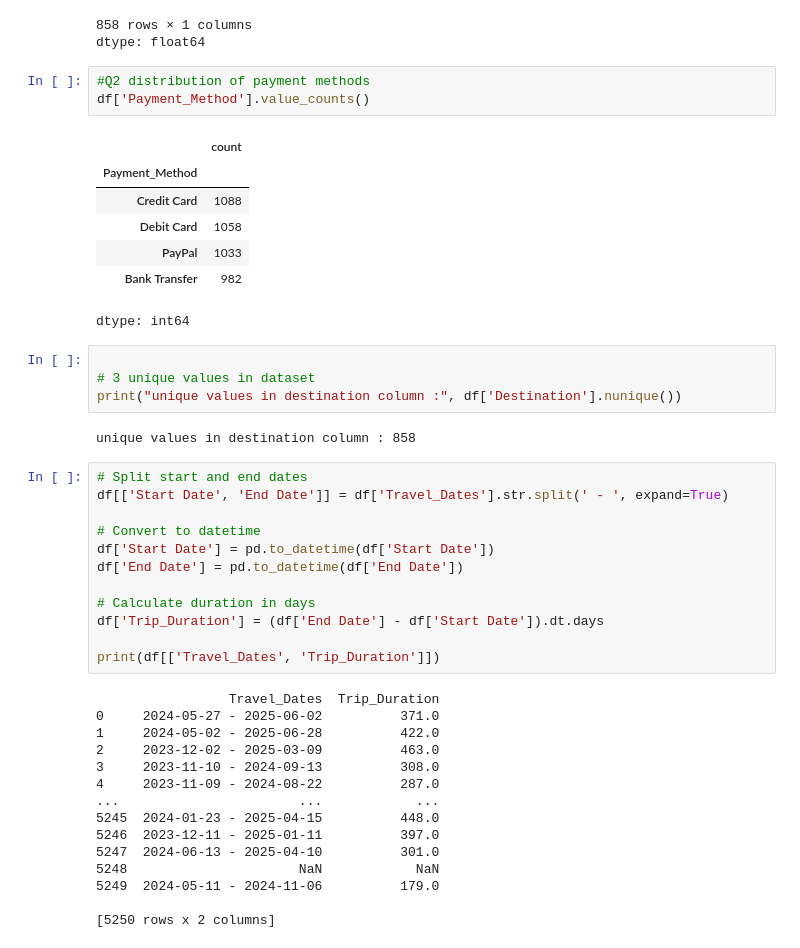
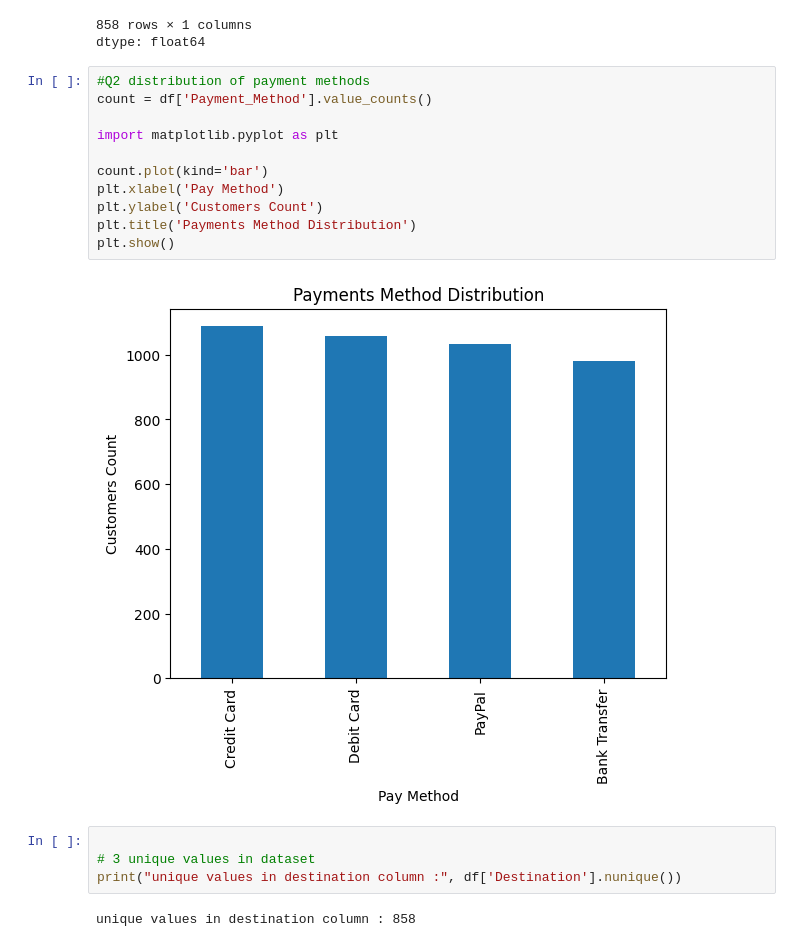
Before and after one commit to basiltest/LAB1_TEST, a Jupyter notebook: lab1test.ipynb, the cells around one changed output. Cells and saved outputs as stored; diff of their text form.

```diff
--- a/lab1test.ipynb
+++ b/lab1test.ipynb
@@ -38,47 +38,22 @@ df.groupby('Destination')['Total_Cost'].mean()
 | Zimmermantown | 59139.600000 |
 858 rows × 1 columns
 dtype: float64
-# %%
-#Q2 distribution of payment methods
-df['Payment_Method'].value_counts()
-# %% [output]
-|  | count |
-| Payment_Method |  |
-| Credit Card | 1088 |
-| Debit Card | 1058 |
-| PayPal | 1033 |
-| Bank Transfer | 982 |
-dtype: int64
+# %%
+#Q2 distribution of payment methods
+count = df['Payment_Method'].value_counts()
+
+import matplotlib.pyplot as plt
+
+count.plot(kind='bar')
+plt.xlabel('Pay Method')
+plt.ylabel('Customers Count')
+plt.title('Payments Method Distribution')
+plt.show()
+# %% [output]
+[figure, added]
 # %%
 
 # 3 unique values in dataset
 print("unique values in destination column :", df['Destination'].nunique())
 # %% [output]
 unique values in destination column : 858
-# %%
-# Split start and end dates
-df[['Start Date', 'End Date']] = df['Travel_Dates'].str.split(' - ', expand=True)
-
-# Convert to datetime
-df['Start Date'] = pd.to_datetime(df['Start Date'])
-df['End Date'] = pd.to_datetime(df['End Date'])
-
-# Calculate duration in days
-df['Trip_Duration'] = (df['End Date'] - df['Start Date']).dt.days
-
-print(df[['Travel_Dates', 'Trip_Duration']])
-# %% [output]
-                 Travel_Dates  Trip_Duration
-0     2024-05-27 - 2025-06-02          371.0
-1     2024-05-02 - 2025-06-28          422.0
-2     2023-12-02 - 2025-03-09          463.0
-3     2023-11-10 - 2024-09-13          308.0
-4     2023-11-09 - 2024-08-22          287.0
-...                       ...            ...
-5245  2024-01-23 - 2025-04-15          448.0
-5246  2023-12-11 - 2025-01-11          397.0
-5247  2024-06-13 - 2025-04-10          301.0
-5248                      NaN            NaN
-5249  2024-05-11 - 2024-11-06          179.0
-
-[5250 rows x 2 columns]
```
Also changed, not shown: parts of 3 cells of this notebook.
